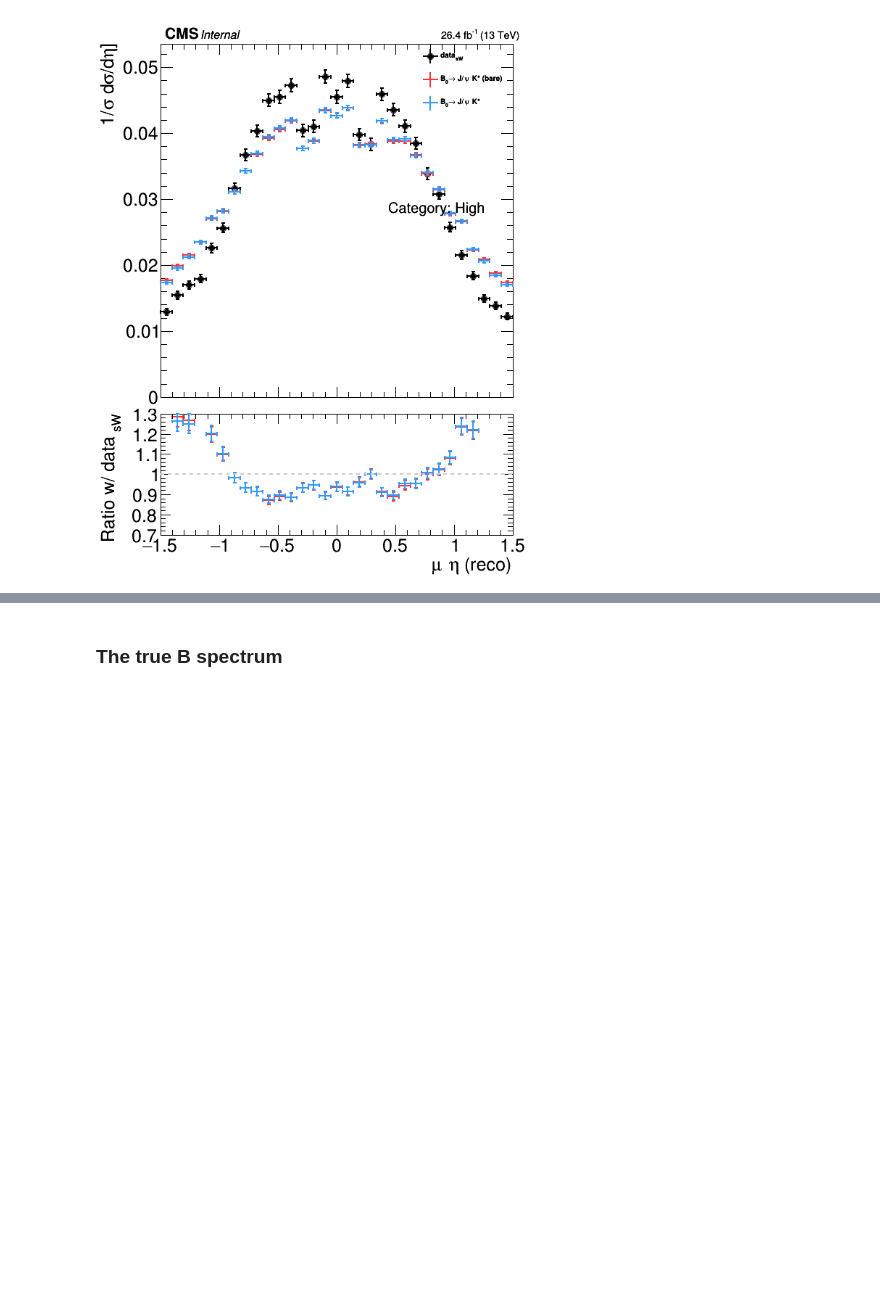
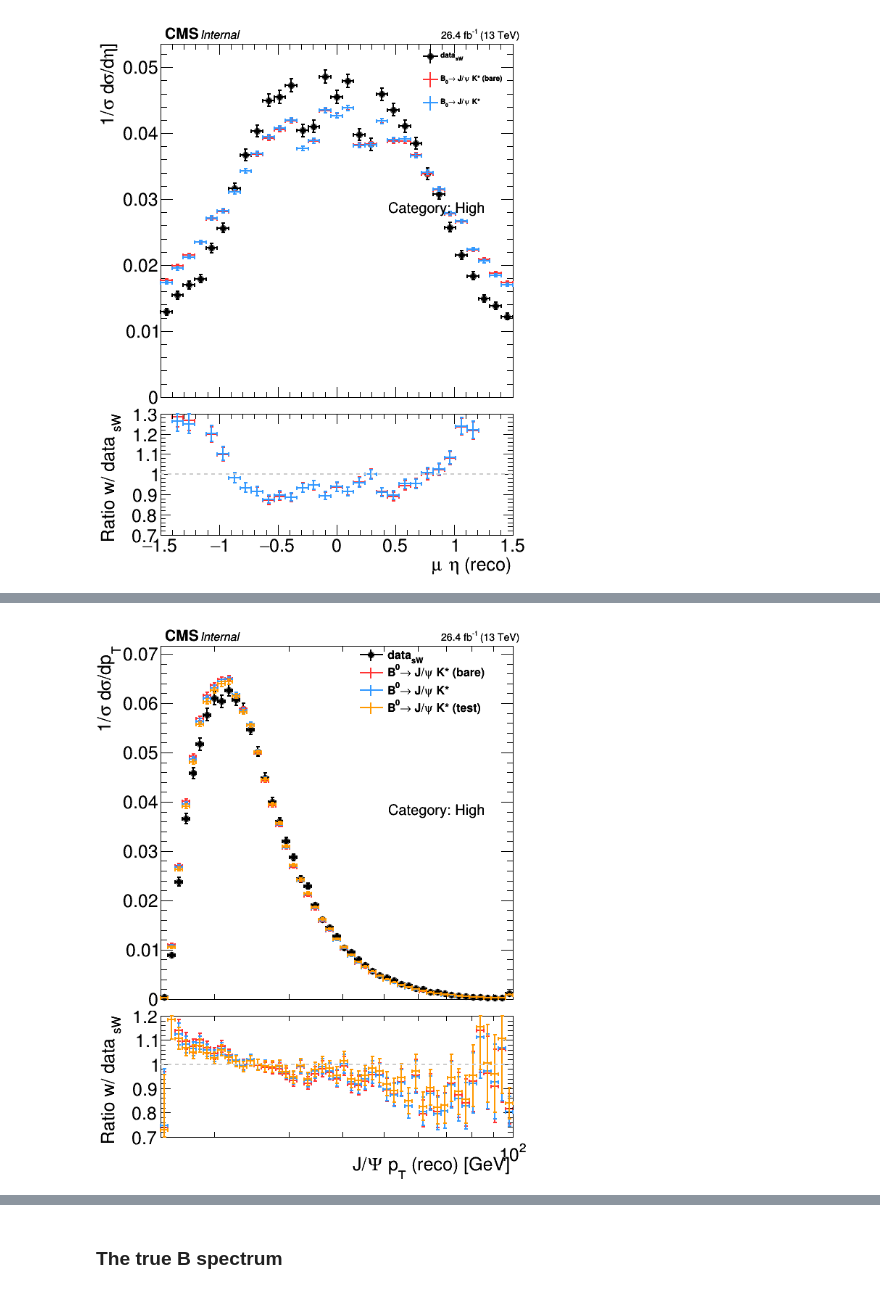
Before and after one commit to ocerri/BPH_RD_Analysis, a Jupyter notebook: analysis/B0_spectrum_calibration_B2JpsiKst_v8.ipynb, the cells around one changed output, grey strips where cells are left out. Cells and saved outputs as stored; diff of their text form; code cells hidden in the pictures; blank space fills up the shorter version.

```diff
--- a/analysis/B0_spectrum_calibration_B2JpsiKst_v8.ipynb
+++ b/analysis/B0_spectrum_calibration_B2JpsiKst_v8.ipynb
@@ -528,0 +559,7 @@ cr = drawPt('otherMu_pt', b, 'Non-trigger #mu p_{T} (reco) [GeV]', saveTag='othe
+# %%
+b = {'Low':array('d', list(np.arange(10, 50, 0.4))),
+     'Mid':array('d', list(np.arange(10, 60, 0.4))),
+     'High':array('d', list(np.logspace(np.log10(15), 2, 50)))}
+cr = drawPt('Jpsi_pt', b[cat.name], 'J/#Psi p_{T} (reco) [GeV]', saveTag='JPsiPt_preCal')
+# %% [output]
+[figure, added]
```
Also changed, not shown: parts of 11 cells of this notebook, 11 other files.
